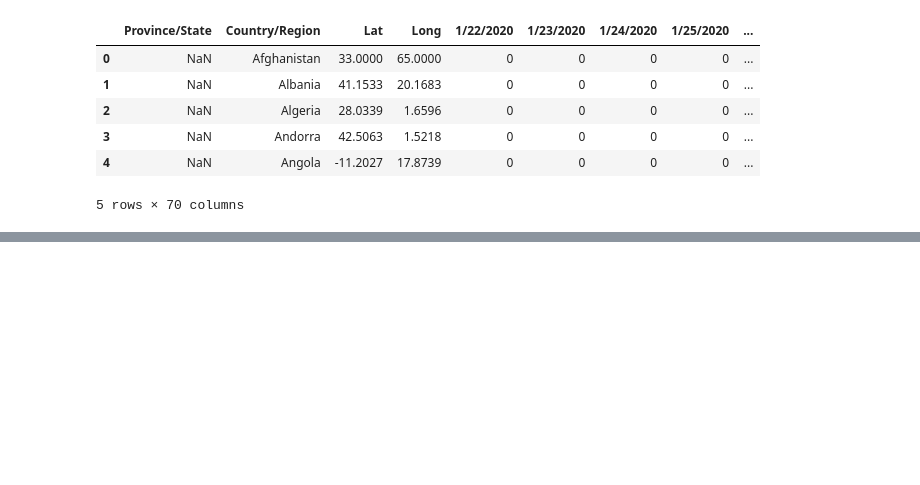
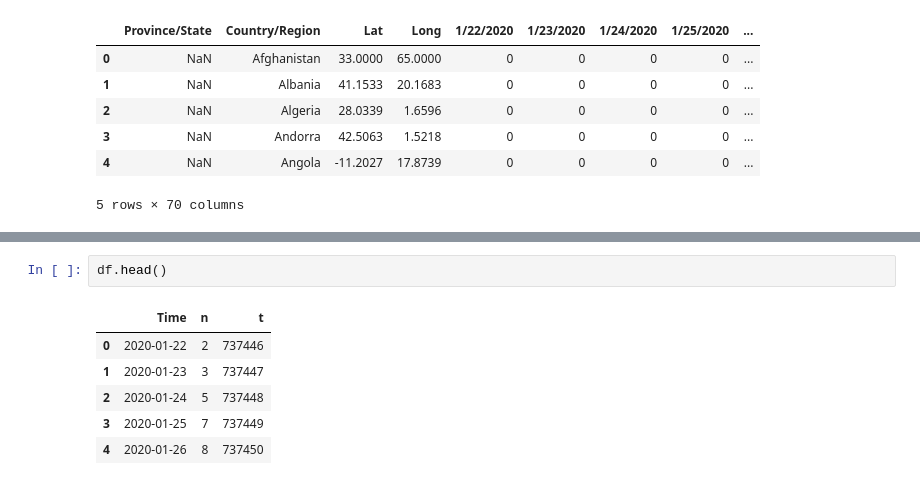
Before and after one commit to kate006naja/MachineLearningClassCode, a Jupyter notebook: project/Task 2 (Regression).ipynb, the cells around one changed output, grey strips where cells are left out. Drawn from its saved outputs; the diff is of its cells as text; blank space fills up the shorter version.

```diff
--- a/project/Task 2 (Regression).ipynb
+++ b/project/Task 2 (Regression).ipynb
@@ -19,0 +58,9 @@ df.head()
+# %%
+df.head()
+# %% [output]
+|  | Time | n | t |
+| 0 | 2020-01-22 | 2 | 737446 |
+| 1 | 2020-01-23 | 3 | 737447 |
+| 2 | 2020-01-24 | 5 | 737448 |
+| 3 | 2020-01-25 | 7 | 737449 |
+| 4 | 2020-01-26 | 8 | 737450 |
```
Also changed, not shown: parts of 10 cells of this notebook.
